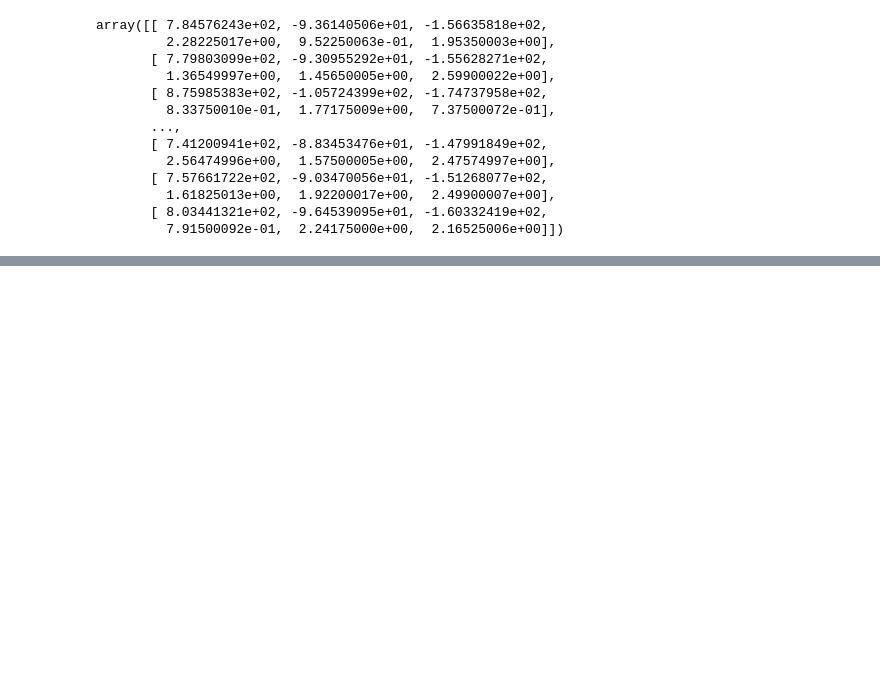
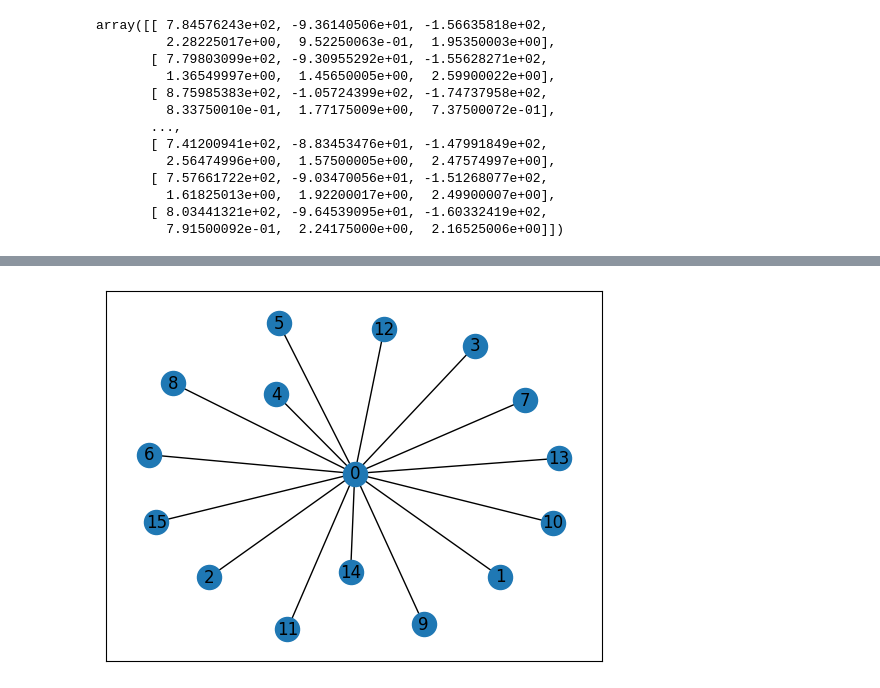
Before and after one commit to Imami-syed/watermodel, a Jupyter notebook: 10_12/inter.ipynb, the cells around one changed output, grey strips where cells are left out. Cells and saved outputs as stored; diff of their text form; code cells hidden in the pictures; blank space fills up the shorter version.

```diff
--- a/10_12/inter.ipynb
+++ b/10_12/inter.ipynb
@@ -230,0 +237,29 @@ plt.show()
+# %%
+from torch.functional import F
+
+avg1 = 0
+avg2 = 0
+
+embeddings = []
+input_feature = []
+decoded_feature = []
+
+for ind in range(len(test_loader)):
+    test_graph = test_loader.dataset[ind]
+
+    model.double()
+    z,encoded_edge_index = model.encode(test_graph.x,test_graph.edge_index)
+    decoded_x,decoded_edge_index = model.decode(z,encoded_edge_index)
+    heavy_indices = torch.where(test_graph.x[:,4] > torch.tensor([1]).to(device))
+
+    embeddings.append(z)
+    decoded_feature.append(decoded_x)
+    input_feature.append(test_graph.x)
+
+    Error_wo_s = F.mse_loss(decoded_x[heavy_indices], test_graph.x[heavy_indices]).detach().cpu().numpy()
+
+
+
+    avg1 += Error_wo_s
+
+print("Average Error", avg1/len(test_loader))
@@ -230,0 +292,14 @@ plt.show()
+# %%
+add_self_loops=False
+adj_binary = convert_to_adj(decoded_edge_index, num_nodes=decoded_x.shape[0])
+indices = torch.where(adj_binary)
+G = nx.Graph()
+if not add_self_loops:
+    edges = [(i, j) for i, j in zip(indices[0].tolist(), indices[1].tolist()) if i != j]
+    G.add_edges_from(edges)
+else:
+    G.add_edges_from(zip(indices[0].tolist(), indices[1].tolist()))
+nx.draw_networkx(G)
+plt.show()
+# %% [output]
+[figure, added]
```
Also changed, not shown: parts of 16 cells of this notebook, 5 other files.
